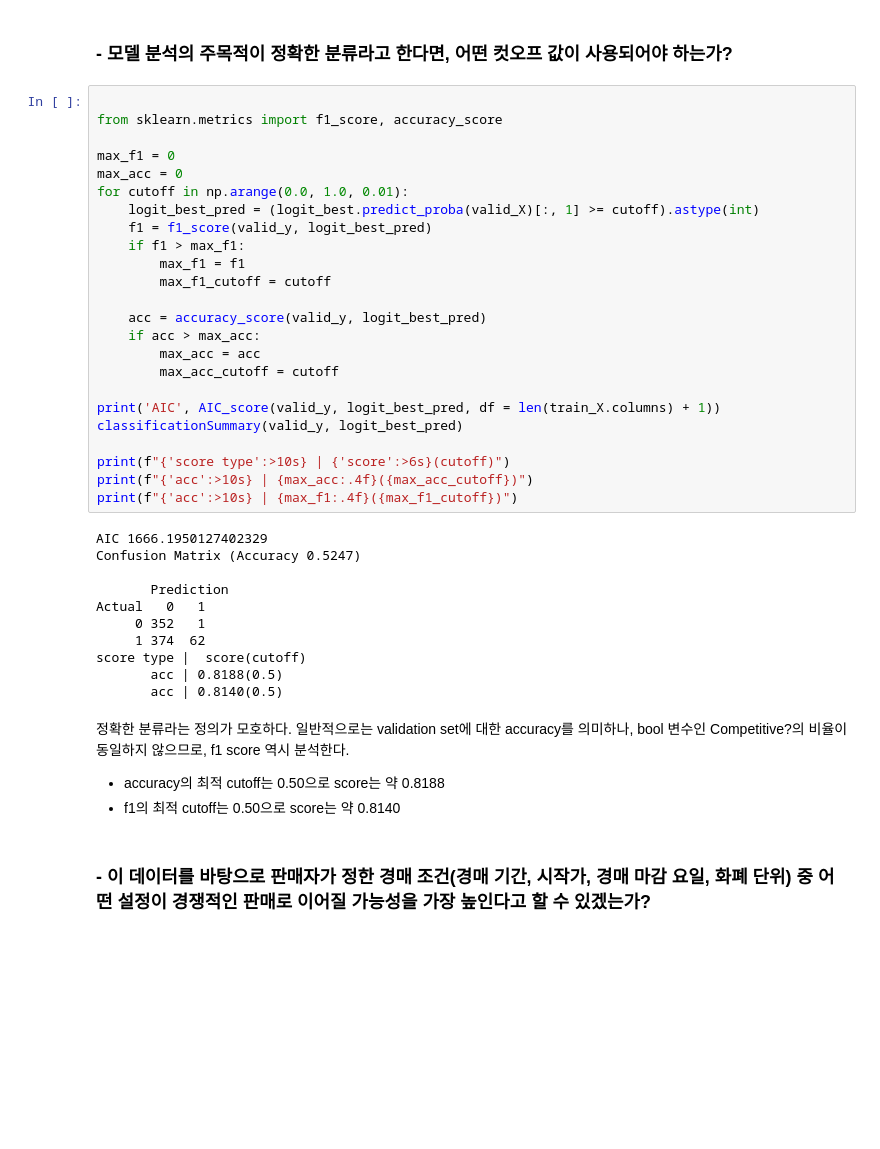
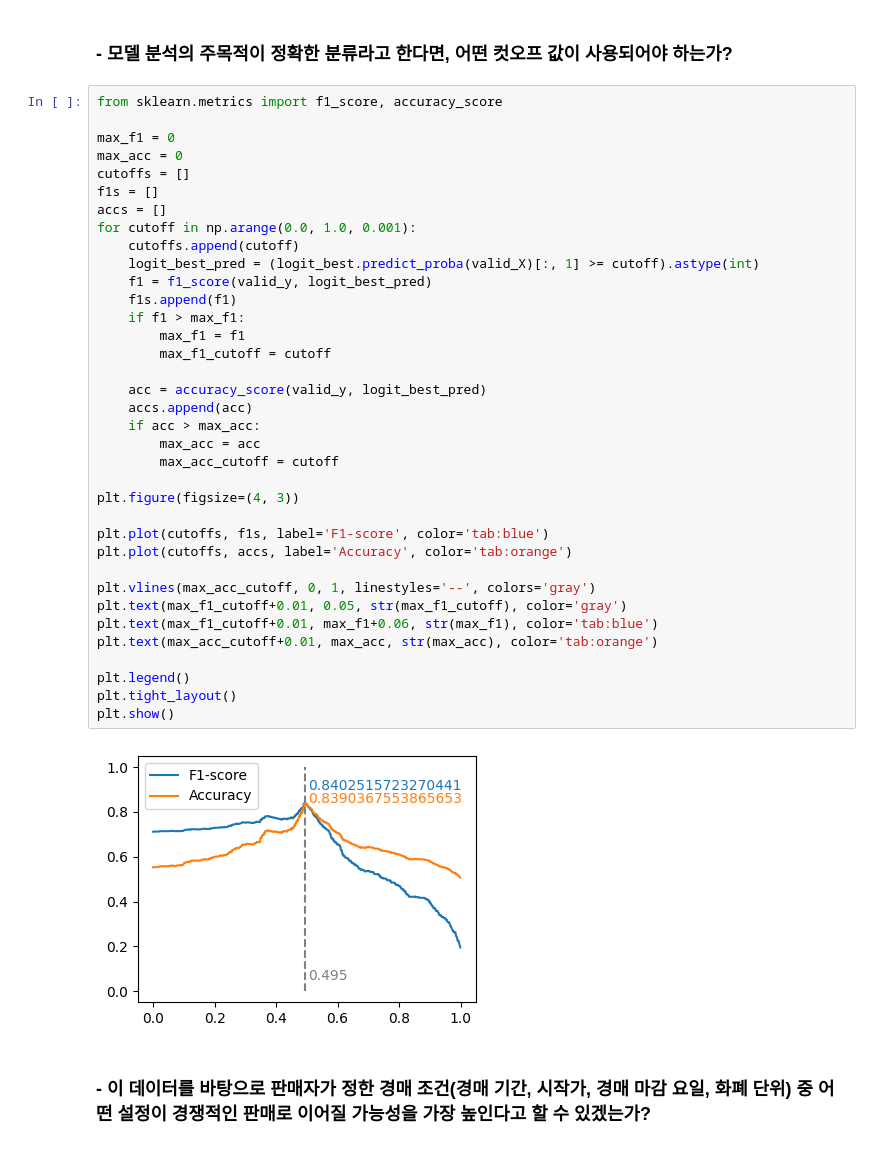
Before and after one commit to sunukkim98/DataAnalysis, a Jupyter notebook: final_project/src/code.ipynb, the cells around one changed output. Saved outputs shown, nothing was run; the diff lists cells and outputs as text; blank space fills up the shorter version.

```diff
--- a/final_project/src/code.ipynb
+++ b/final_project/src/code.ipynb
@@ -956,44 +1024,43 @@ Actual   0   1
 # %% [markdown]
 ### - 모델 분석의 주목적이 정확한 분류라고 한다면, 어떤 컷오프 값이 사용되어야 하는가?
 # %%
-
 from sklearn.metrics import f1_score, accuracy_score
 
 max_f1 = 0
 max_acc = 0
-for cutoff in np.arange(0.0, 1.0, 0.01):
+cutoffs = []
+f1s = []
+accs = []
+for cutoff in np.arange(0.0, 1.0, 0.001):
+    cutoffs.append(cutoff)
     logit_best_pred = (logit_best.predict_proba(valid_X)[:, 1] >= cutoff).astype(int)
     f1 = f1_score(valid_y, logit_best_pred)
+    f1s.append(f1)
     if f1 > max_f1:
         max_f1 = f1
         max_f1_cutoff = cutoff
 
     acc = accuracy_score(valid_y, logit_best_pred)
+    accs.append(acc)
     if acc > max_acc:
         max_acc = acc
         max_acc_cutoff = cutoff
 
-print('AIC', AIC_score(valid_y, logit_best_pred, df = len(train_X.columns) + 1))
-classificationSummary(valid_y, logit_best_pred)
+plt.figure(figsize=(4, 3))
 
-print(f"{'score type':>10s} | {'score':>6s}(cutoff)")
-print(f"{'acc':>10s} | {max_acc:.4f}({max_acc_cutoff})")
-print(f"{'acc':>10s} | {max_f1:.4f}({max_f1_cutoff})")
+plt.plot(cutoffs, f1s, label='F1-score', color='tab:blue')
+plt.plot(cutoffs, accs, label='Accuracy', color='tab:orange')
+
+plt.vlines(max_acc_cutoff, 0, 1, linestyles='--', colors='gray')
+plt.text(max_f1_cutoff+0.01, 0.05, str(max_f1_cutoff), color='gray')
+plt.text(max_f1_cutoff+0.01, max_f1+0.06, str(max_f1), color='tab:blue')
+plt.text(max_acc_cutoff+0.01, max_acc, str(max_acc), color='tab:orange')
+
+plt.legend()
+plt.tight_layout()
+plt.show()
 # %% [output]
-AIC 1666.1950127402329
-Confusion Matrix (Accuracy 0.5247)
-
-       Prediction
-Actual   0   1
-     0 352   1
-     1 374  62
-score type |  score(cutoff)
-       acc | 0.8188(0.5)
-       acc | 0.8140(0.5)
+[figure, added]
-# %% [markdown]
-정확한 분류라는 정의가 모호하다. 일반적으로는 validation set에 대한 accuracy를 의미하나, bool 변수인 Competitive?의 비율이 동일하지 않으므로, f1 score 역시 분석한다.
- * accuracy의 최적 cutoff는 0.50으로 score는 약 0.8188
- * f1의 최적 cutoff는 0.50으로 score는 약 0.8140
 # %% [markdown]
 ### - 이 데이터를 바탕으로 판매자가 정한 경매 조건(경매 기간, 시작가, 경매 마감 요일, 화폐 단위) 중 어떤 설정이 경쟁적인 판매로 이어질 가능성을 가장 높인다고 할 수 있겠는가?
 # %%
```
Also changed, not shown: parts of 8 cells of this notebook.
